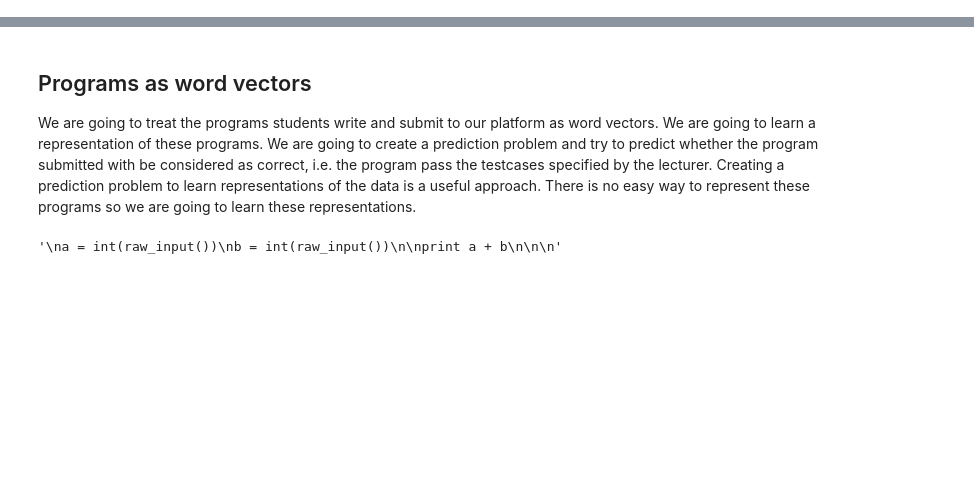
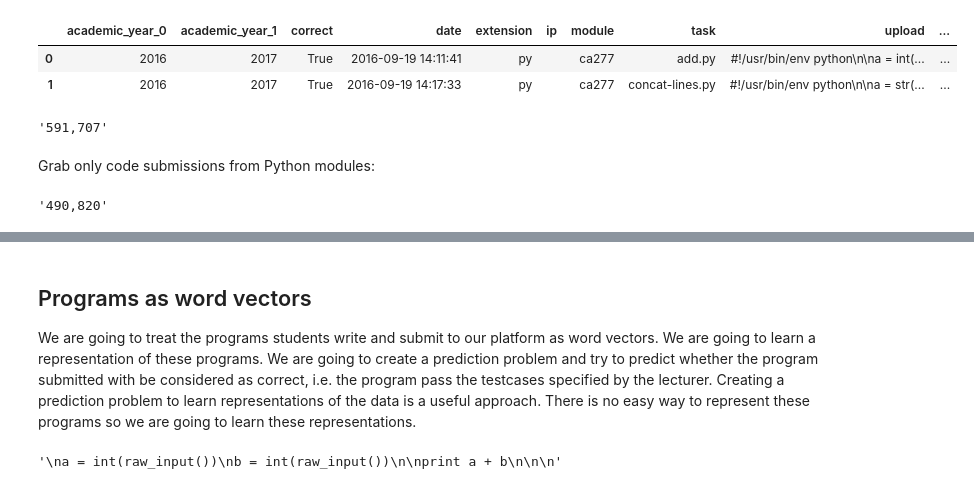
Before and after one commit to dazcona/user2code2vec, a Jupyter notebook: code2vec Embeddings.ipynb, the cells around one changed output, grey strips where cells are left out. Drawn from its saved outputs; the diff is of its cells as text; code cells hidden in the pictures; blank space fills up the shorter version.

```diff
--- a/Learning programming representations.ipynb
+++ b/code2vec Embeddings.ipynb
@@ -53,0 +70,14 @@ We are going to represent programs as token vectors and learn their representati
+# %%
+dataframe = pd.read_json('data/raw/programming_data.json')
+# %%
+dataframe.head(2)
+# %% [output]
+|  | academic_year_0 | academic_year_1 | correct | date | extension | ip | module | task | upload | ... |
+| 0 | 2016 | 2017 | True | 2016-09-19 14:11:41 | py |  | ca277 | add.py | #!/usr/bin/env python\n\na = int(... | ... |
+| 1 | 2016 | 2017 | True | 2016-09-19 14:17:33 | py |  | ca277 | concat-lines.py | #!/usr/bin/env python\n\na = str(... | ... |
+# %%
+'{:,}'.format(len(dataframe))
+# %% [output]
+'591,707'
+# %% [markdown]
+Grab only code submissions from Python modules:
@@ -53,0 +94,4 @@ We are going to represent programs as token vectors and learn their representati
+# %%
+'{:,}'.format(len(dataframe))
+# %% [output]
+'490,820'
```
Also changed, not shown: parts of 45 cells of this notebook, 7 other files.
